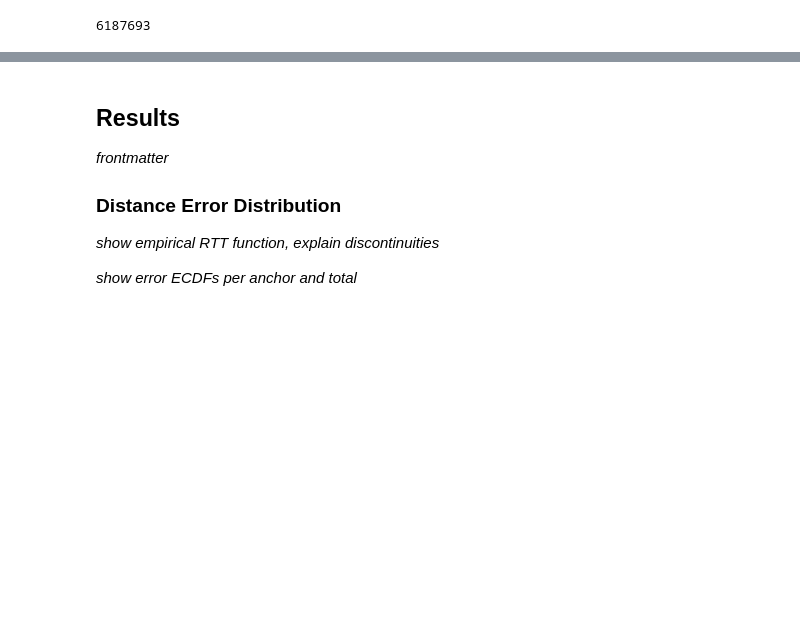
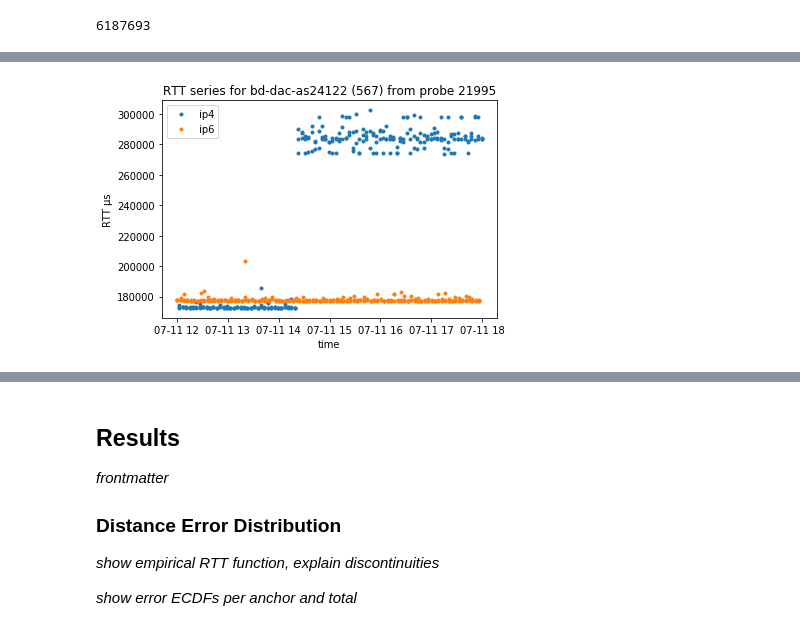
Before and after one commit to britram/trilateration, a Jupyter notebook: paper.ipynb, the cells around one changed output, grey strips where cells are left out. Drawn from its saved outputs; the diff is of its cells as text; code cells hidden in the pictures; blank space fills up the shorter version.

```diff
--- a/paper.ipynb
+++ b/paper.ipynb
@@ -151,0 +268,4 @@ _Look at a few examples of RTT series to show "well-behaved" series, v4/v6 diffe
+# %%
+plot_rtt_series(567, 21995)
+# %% [output]
+[figure, added]
```
Also changed, not shown: parts of 11 cells of this notebook.
